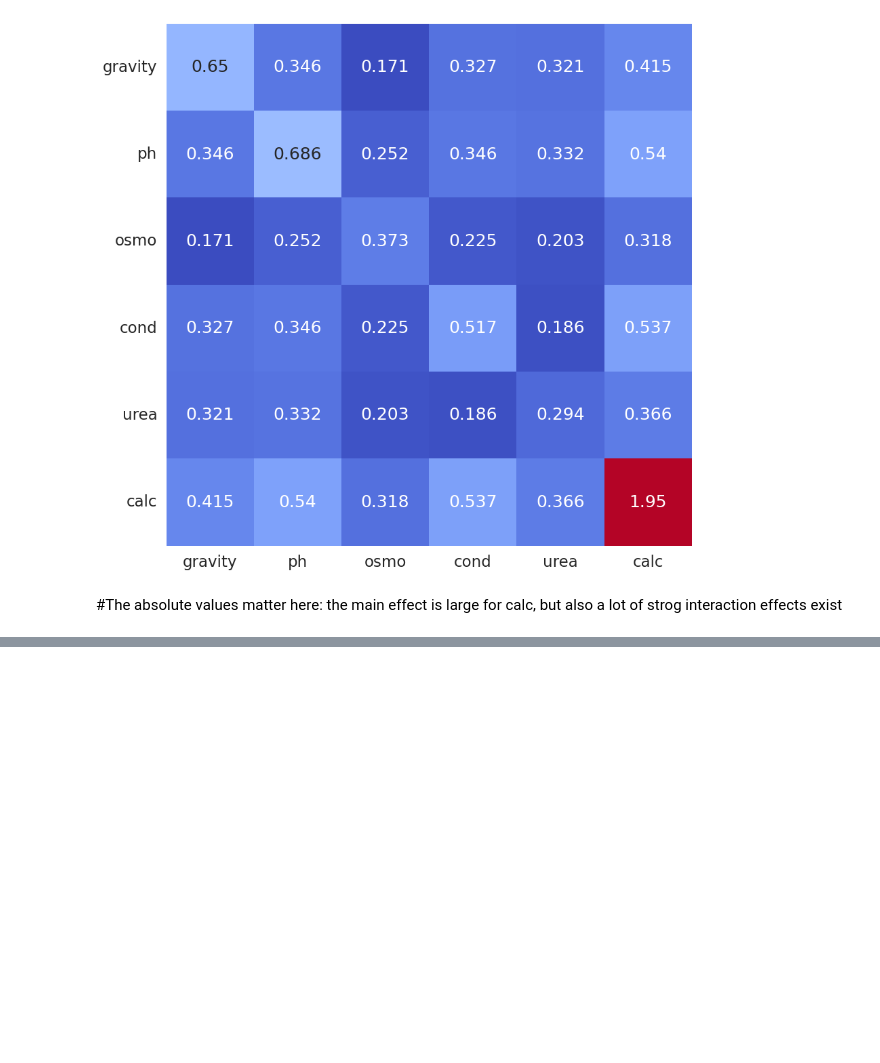
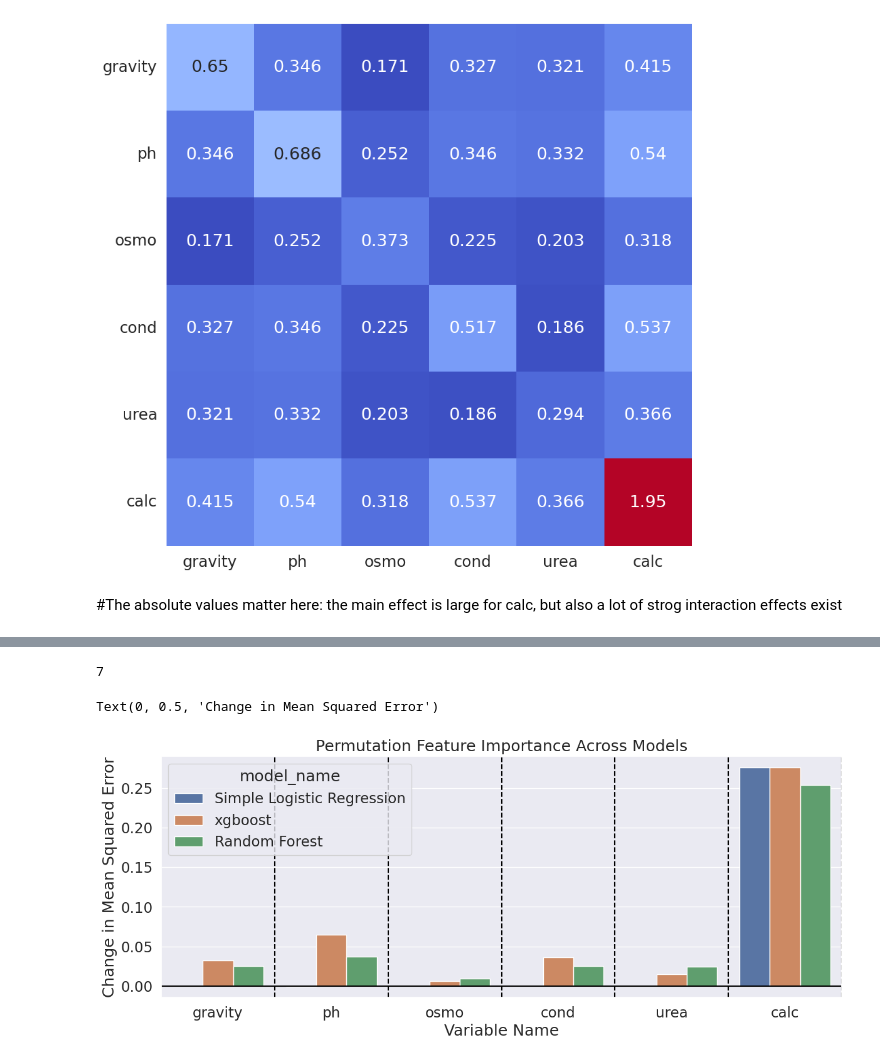
Before and after one commit to SilverSurferClash/ML_Best_Practices, a Jupyter notebook: bestprac-eda.ipynb, the cells around one changed output, grey strips where cells are left out. Saved outputs shown, nothing was run; the diff lists cells and outputs as text; code cells hidden in the pictures; blank space fills up the shorter version.

Commit message:
Added feature importance

```diff
--- a/bestprac-eda.ipynb
+++ b/bestprac-eda.ipynb
@@ -465,0 +476,10 @@ plt.yticks(rotation=0)
+# %%
+#Create the models
+
+rf = RandomForestClassifier()
+lr = LogisticRegression()
+xgb = XGBClassifier()
+# %%
+rf.fit(X_train, y_train)
+lr.fit(X_train, y_train)
+xgb.fit(X_train, y_train)
@@ -465,0 +497,50 @@ plt.yticks(rotation=0)
+# %%
+#Please note that params can be added to to the permutation
+#premu_rfr_train = permutation_importance(rfr, x_train, y_train, **params)
+
+premu_lr_train = permutation_importance(lr, X_train, y_train, scoring = 'roc_auc', n_repeats = 10)
+premu_xgb_train = permutation_importance(xgb, X_train, y_train, scoring = 'roc_auc' , n_repeats = 10)
+premu_rfr_train = permutation_importance(rf, X_train, y_train, scoring = 'roc_auc' , n_repeats = 10)
+# %%
+n_cols = len(train_bin.columns)
+n_cols
+# %% [output]
+7
+# %%
+
+# gather results together for extraction
+# uncomment if yo uwould ike to use trianing data
+results = [premu_lr_train, premu_xgb_train, premu_rfr_train]
+
+# uncomment if you would like to use test data
+#results = [premu_lr_test, premu_svm_test, premu_rfr_test]
+
+# change name of the models as neccesary
+names = [
+    'Simple Logistic Regression',
+    'xgboost',
+    'Random Forest'
+    ]
+
+# extract data and names from permutation results
+graph_data = {}
+for result, name in zip(results, names):
+    graph_data[name] = result['importances_mean']
+
+# make final dataframe
+graph_data = pd.DataFrame.from_dict(graph_data, orient='index', columns=X_train.columns)
+graph_data.reset_index(inplace=True, drop=False)
+graph_data.rename(columns={'index': 'model_name'}, inplace=True)
+graph_data = graph_data.melt(id_vars='model_name')
+
+# create visual
+plt.figure(figsize=[14,5])
+plt.axhline(0, c='black')
+[plt.axvline(i + 0.5, linestyle='--', c='black') for i in range(0, n_cols)]
+sns.barplot(x=graph_data['variable'], y=graph_data['value'], hue=graph_data['model_name'])
+plt.title("Permutation Feature Importance Across Models")
+plt.xlabel("Variable Name")
+plt.ylabel("Change in Mean Squared Error")
+# %% [output]
+Text(0, 0.5, 'Change in Mean Squared Error')
+[figure, added]
```
Also changed, not shown: parts of 6 cells of this notebook.
